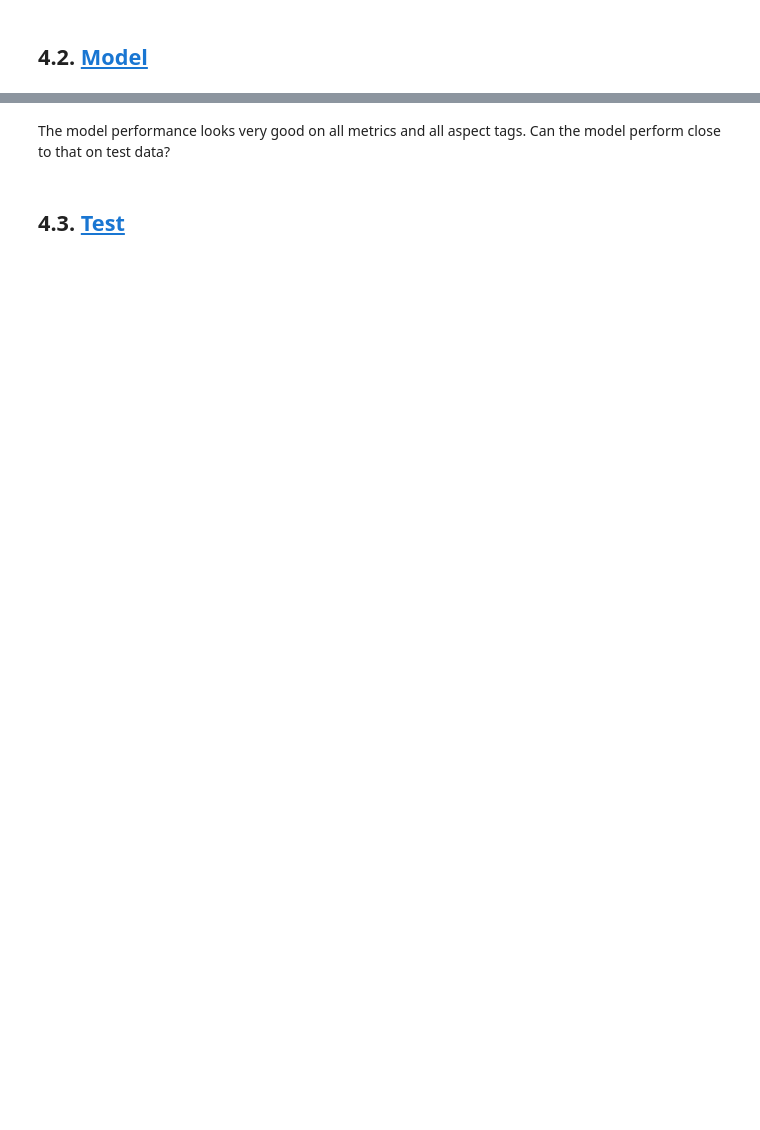
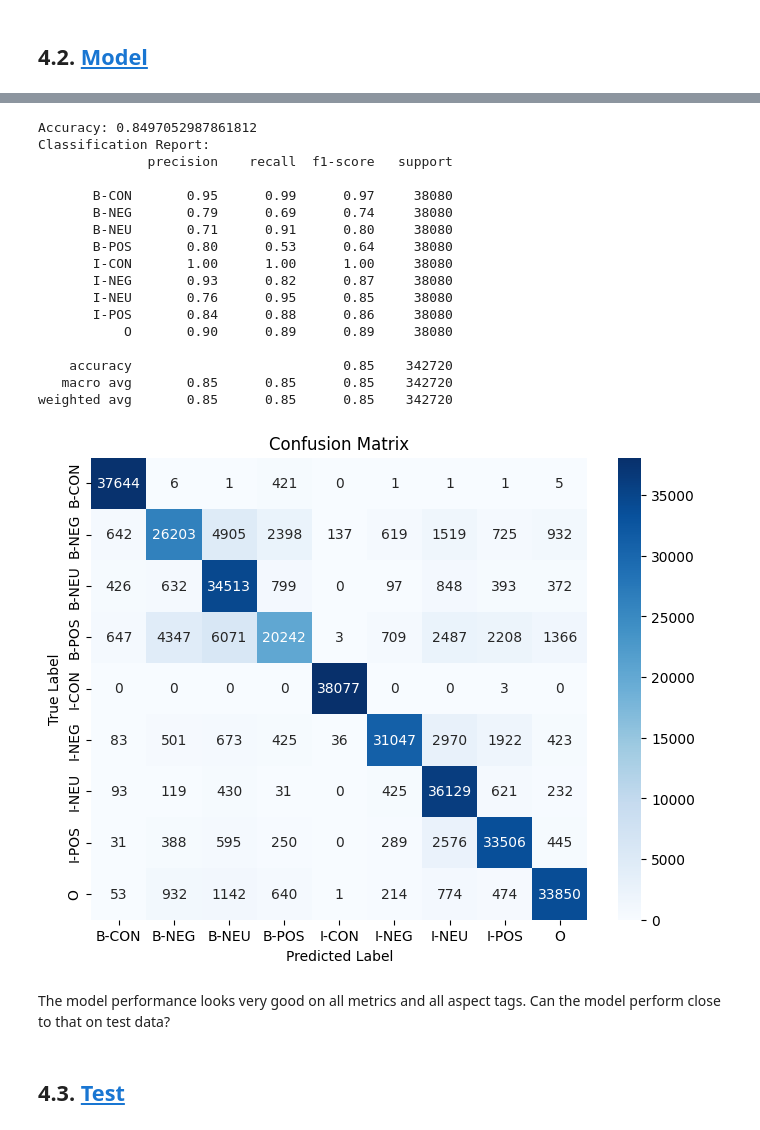
Before and after one commit to tnatvu/SentiLens, a Jupyter notebook: base_mode.ipynb, the cells around one changed output, grey strips where cells are left out. Cells and saved outputs as stored; diff of their text form; code cells hidden in the pictures; blank space fills up the shorter version.

```diff
--- a/base_mode.ipynb
+++ b/base_mode.ipynb
@@ -325,6 +407,6 @@ def encode_unified_BIO (x, sentiment_tag=False):
 # %%
-df_train[['token_BIO_pairs','token_BIO_pairs_clean', 'aspect_compute_pairs','is_incorrect_tagging']] = df_train.apply(lambda x: encode_unified_BIO(x, True), axis=1)
-df_val[['token_BIO_pairs','token_BIO_pairs_clean', 'aspect_compute_pairs','is_incorrect_tagging']] = df_val.apply(lambda x: encode_unified_BIO(x, True), axis=1)
+df_train[['token_BIO_pairs', 'aspect_compute_pairs','is_incorrect_tagging']] = df_train.apply(lambda x: encode_unified_BIO(x, True), axis=1)
+df_val[['token_BIO_pairs', 'aspect_compute_pairs','is_incorrect_tagging']] = df_val.apply(lambda x: encode_unified_BIO(x, True), axis=1)
 # %% [markdown]
 After performing BIO encode, we want to check if there is any misclassification using is_incorrect_tagging.
 
@@ -431,17 +527,12 @@ def sent2features(sent, window_size=5):
 ### 1.2.3. <a id='toc1_2_3_'></a>[Define data processing functions](#toc0_)
 These functions help us streamline and ensure consistencies in our data preparation
 # %%
-def prepare_df(df_input, window_size=5, show_BIO_errors=False):
+def prepare_df(df_input, backward_window_size=5, forward_window_size=5, show_BIO_errors=False):
   df = df_input.copy()
-  df[['token_BIO_pairs','token_BIO_pairs_clean','aspect_compute_pairs', 'is_incorrect_tagging']] = df.apply(lambda x: encode_unified_BIO(x, True), axis=1)
+  df[['token_BIO_pairs','aspect_compute_pairs', 'is_incorrect_tagging']] = df.apply(lambda x: encode_unified_BIO(x, True), axis=1)
 
-  X = [sent2features(sentence, window_size) for sentence in df['token_BIO_pairs_clean']]
-  y = [[word[1] for word in sentence] for sentence in df['token_BIO_pairs_clean']] #[x for x in df['token_BIO_pairs_clean']]
-
-
-  # for i, x in enumerate(df['token_BIO_pairs_clean']):
-  #   print(i, x)
-  #   y.append(x[1])
+  X = [sent2features(sentence, backward_window_size, forward_window_size) for sentence in df['token_BIO_pairs']]
+  y = [[word[1] for word in sentence] for sentence in df['token_BIO_pairs']]
 
   # These are for showing examples if there are any issues during BIO tagging
   errors = df['is_incorrect_tagging'].sum()
@@ -458,8 +549,8 @@ def prepare_df(df_input, window_size=5, show_BIO_errors=False):
       print('Dataset provided aspects - original form: ', s['aspects'])
       print('Dataset provided aspects - Computed aspects: ', s['aspect_compute_pairs'])
       print('Unified BIO tagging: ', s['token_BIO_pairs'])
-      print('Unified BIO tagging clean: ', s['token_BIO_pairs_clean'])
-      print('Total text tokens: ', len(s['token_BIO_pairs_clean']))
+      # print('Unified BIO tagging clean: ', s['token_BIO_pairs_clean'])
+      print('Total text tokens: ', len(s['token_BIO_pairs']))
       print('\n')
 
   return pd.Series([X, y])
@@ -641,10 +783,12 @@ df_train.drop_duplicates(subset='text',inplace=True)
 # Prepare the data: BIO tagging & get word features
 df_train[['features', 'unified_BIO_tag']] = prepare_df(df_train, 9, True)
 
-X = df_train[['id','features']]
-y = df_train['unified_BIO_tag']
+df_train, df_test = train_test_split(df_train, test_size=0.2, random_state=42)
 
-X_train, X_test, y_train, y_test = train_test_split(X, y, test_size=0.2, random_state=42)
+X_train = df_train[['id', 'features']]
+y_train = df_train['unified_BIO_tag']
+print(len(X_train), len(y_train))
 
-print(len(X_train), len(y_train))
+X_test = df_test[['id', 'features']]
+y_test = df_test['unified_BIO_tag']
 print(len(X_test), len(y_test))
@@ -744,25 +918,44 @@ rf_classifier.fit(X_train_rf_scaled, y_train_rf_resampled)
 # %%
 # Make predictions on the test set
 y_train_rf_pred = rf_classifier.predict(X_train_rf_scaled)
 
 # Evaluate the model
 accuracy = accuracy_score(y_train_rf_resampled, y_train_rf_pred)
 classification_rep = classification_report(y_train_rf_resampled, y_train_rf_pred)
 
 print(f"Accuracy: {accuracy}")
 print("Classification Report:")
 print(classification_rep)
 
 # Compute confusion matrix
-conf_matrix = confusion_matrix(y_train_rf_resampled, y_train_rf_pred)
+conf_matrix = confusion_matrix(y_train_rf_resampled, y_train_rf_pred, labels=rf_classifier.classes_)
 
 # Plot the confusion matrix with seaborn
 plt.figure(figsize=(8, 6))
 sns.heatmap(conf_matrix, annot=True, fmt='d', cmap='Blues', xticklabels=rf_classifier.classes_, yticklabels=rf_classifier.classes_)
 plt.title('Confusion Matrix')
 plt.xlabel('Predicted Label')
 plt.ylabel('True Label')
 plt.show()
+# %% [output]
+Accuracy: 0.8497052987861812
+Classification Report:
+              precision    recall  f1-score   support
+
+       B-CON       0.95      0.99      0.97     38080
+       B-NEG       0.79      0.69      0.74     38080
+       B-NEU       0.71      0.91      0.80     38080
+       B-POS       0.80      0.53      0.64     38080
+       I-CON       1.00      1.00      1.00     38080
+       I-NEG       0.93      0.82      0.87     38080
+       I-NEU       0.76      0.95      0.85     38080
+       I-POS       0.84      0.88      0.86     38080
+           O       0.90      0.89      0.89     38080
+
+    accuracy                           0.85    342720
+   macro avg       0.85      0.85      0.85    342720
+weighted avg       0.85      0.85      0.85    342720
+[figure, added]
 # %% [markdown]
 The model performance looks very good on all metrics and all aspect tags. Can the model perform close to that on test data?
 # %% [markdown]
```
Also changed, not shown: parts of 59 cells of this notebook.
